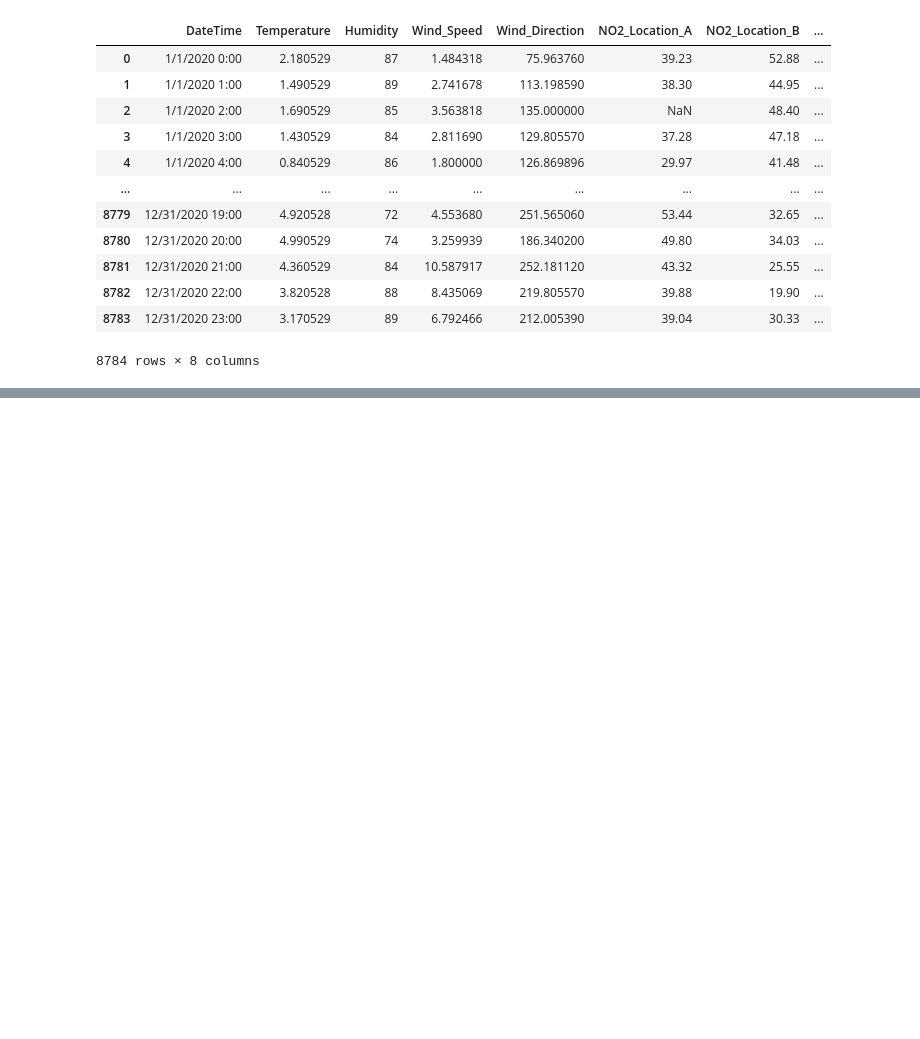
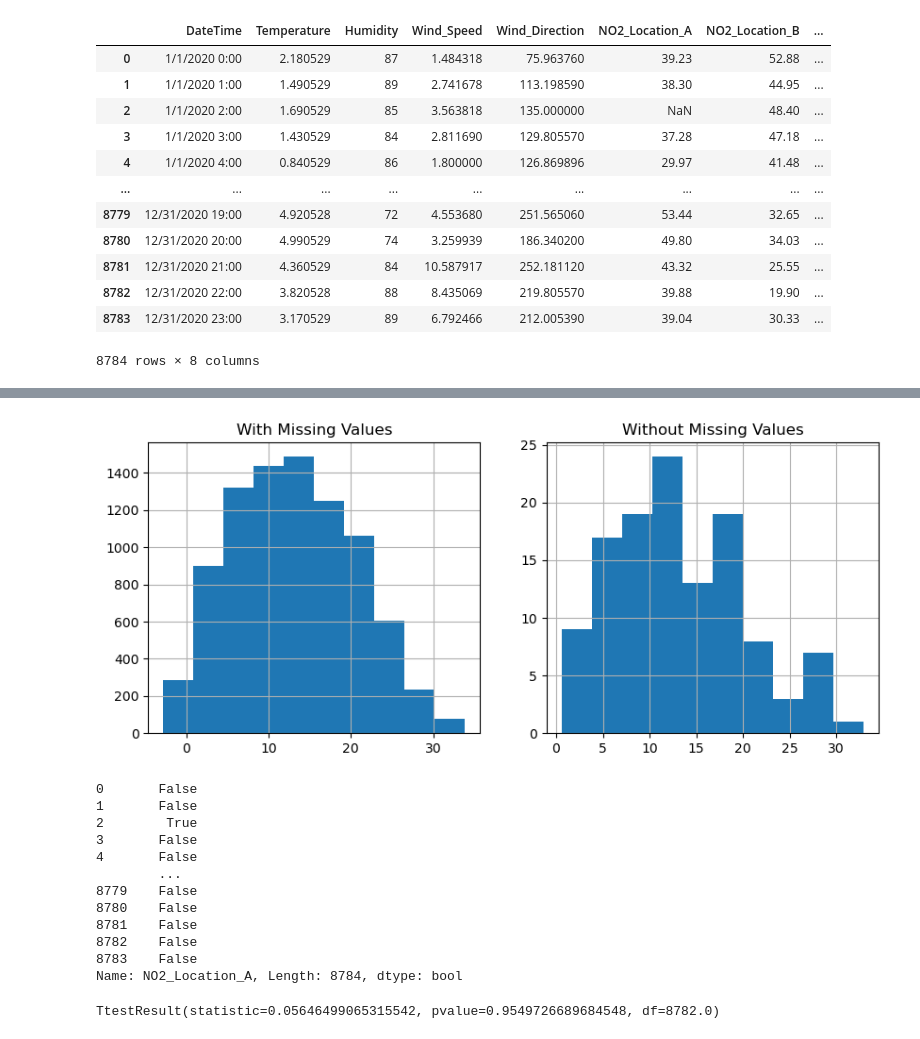
Before and after one commit to yavarim21/Airdata, a Jupyter notebook: MissingData.ipynb, the cells around one changed output, grey strips where cells are left out. Saved outputs shown, nothing was run; the diff lists cells and outputs as text; code cells hidden in the pictures; blank space fills up the shorter version.

```diff
--- a/MissingData.ipynb
+++ b/MissingData.ipynb
@@ -19,0 +113,43 @@ air_df
+# %%
+BM_MV = air_df.NO2_Location_A.isna()
+temp_range = (air_df.Temperature.min(),air_df.Temperature.max())
+MV_labels = ['With Missing Values','Without Missing Values']
+
+plt.figure(figsize=(10,4))
+
+for i,poss in enumerate(BM_MV.unique()):
+    plt.subplot(1,2,i+1)
+    BM = BM_MV == poss
+    air_df[BM].Temperature.hist()
+    plt.xlim = temp_range
+    plt.title(MV_labels[i])
+
+plt.show()
+
+BM
+# %% [output]
+[figure, added]
+0       False
+1       False
+2        True
+3       False
+4       False
+        ...
+8779    False
+8780    False
+8781    False
+8782    False
+8783    False
+Name: NO2_Location_A, Length: 8784, dtype: bool
+# %%
+#a two-sample t-test.
+#The two-sample t-test evaluates whether the value of a numerical attribute is significantly
+#different among the two groups. The two groups here are the data objects having missing
+#values under NO2_Location_A and the data objects without missing values under NO2_Location_A.
+
+
+from scipy.stats import ttest_ind
+BM_MV = air_df.NO2_Location_A.isna()
+ttest_ind(air_df[BM_MV].Temperature, air_df[~BM_MV].Temperature)
+# %% [output]
+TtestResult(statistic=0.05646499065315542, pvalue=0.9549726689684548, df=8782.0)
```
Also changed, not shown: parts of 20 cells of this notebook.
